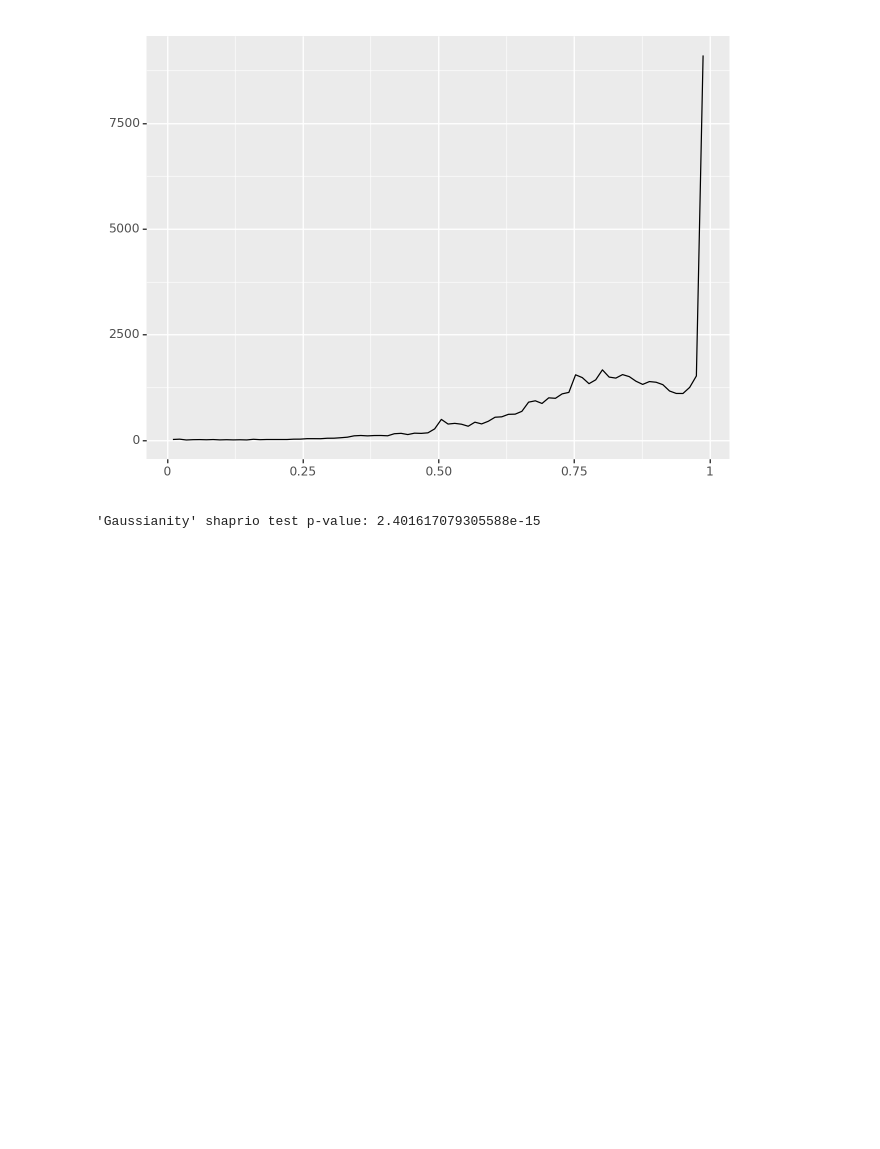
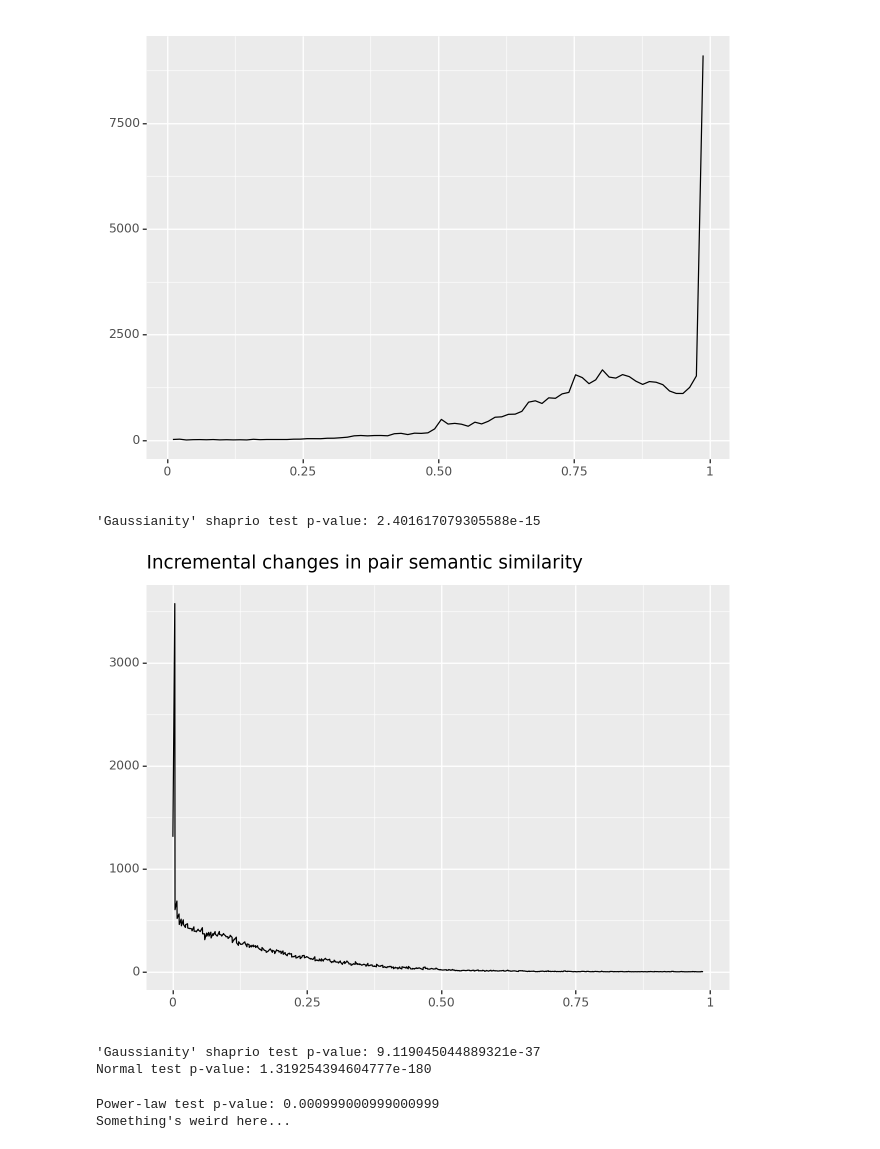
Before and after one commit to epfl-ada/ada-2023-project-adamants, a Jupyter notebook: BERTscore.ipynb, the cells around one changed output. Cells and saved outputs as stored; diff of their text form; code cells hidden in the pictures; blank space fills up the shorter version.

```diff
--- a/BERTscore.ipynb
+++ b/BERTscore.ipynb
@@ -102,3 +140,20 @@ print("'Gaussianity' shaprio test p-value:", scipy.stats.shapiro(np_hist[0]).pva
 # %% [output]
 [figure]
 'Gaussianity' shaprio test p-value: 2.401617079305588e-15
+# %%
+pairs_diffs = np.diff(sucessive_pairs_encoded_mean)
+
+np_hist2 = np.histogram(pairs_diffs, bins=500)
+
+print(ggplot(aes(x=np.abs(np_hist2[1][:-1]), y=np_hist2[0])) + geom_line() + labs(title='Incremental changes in pair semantic similarity'))
+
+print("'Gaussianity' shaprio test p-value:", scipy.stats.shapiro(np_hist2[0]).pvalue)
+print("Normal test p-value:", scipy.stats.normaltest(np_hist2[0]).pvalue)
+print("Power-law test p-value:", scipy.stats.goodness_of_fit(dist=scipy.stats.powerlaw, data=np_hist2[0], n_mc_samples=1000).pvalue)
+print("Something's weird here...")
+# %% [output]
+[figure, added]
+'Gaussianity' shaprio test p-value: 9.119045044889321e-37
+Normal test p-value: 1.319254394604777e-180
+Power-law test p-value: 0.000999000999000999
+Something's weird here...
```
Also changed, not shown: parts of 5 cells of this notebook.
